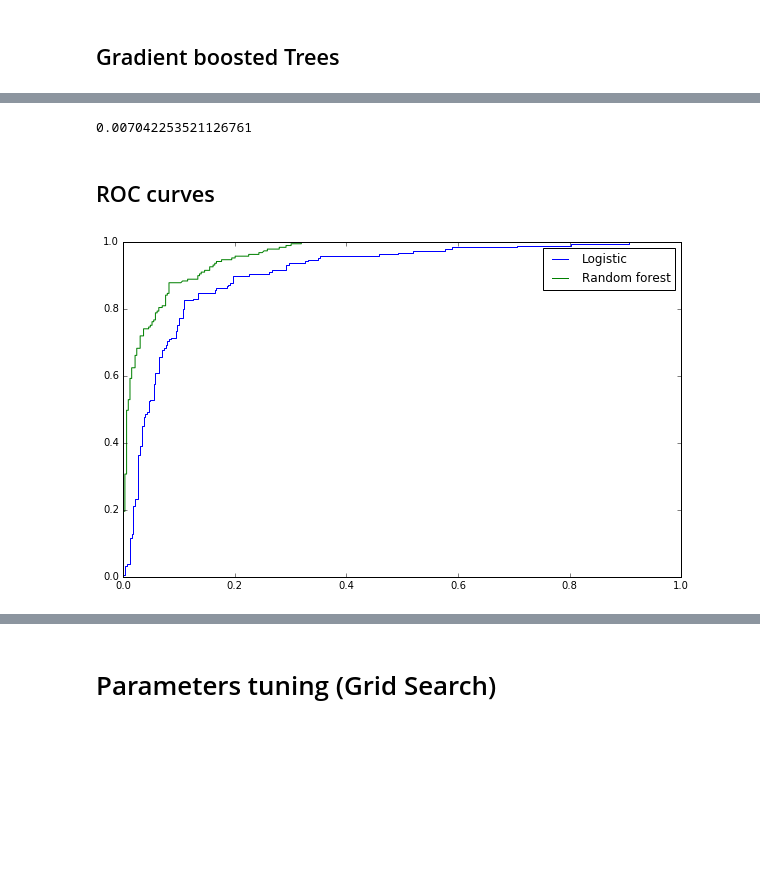
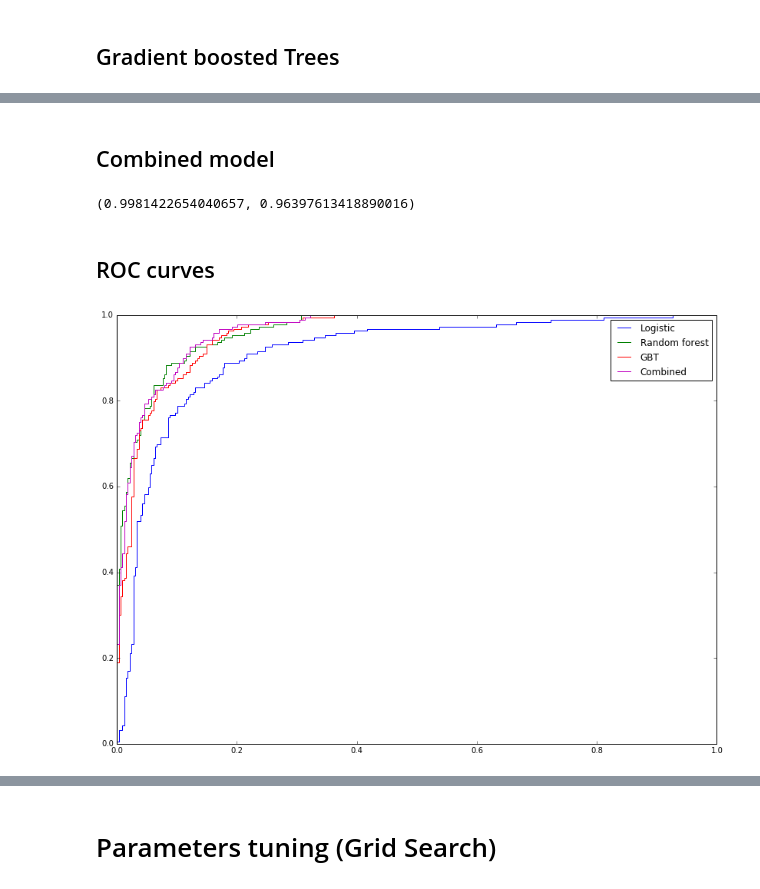
Before and after one commit to maximerihouey/grant_application, a Jupyter notebook: building_dataset.ipynb, the cells around one changed output, grey strips where cells are left out. Cells and saved outputs as stored; diff of their text form; code cells hidden in the pictures; blank space fills up the shorter version.

```diff
--- a/building_dataset.ipynb
+++ b/building_dataset.ipynb
@@ -225,19 +293,22 @@ ValueError: columns overlap but no suffix specified: Index(['RFCD.Percentage.0x'
 for feature_name in aggregation_features_names:
     # FROM nonmean to nanmedian !!!!
     data[feature_name] = data[feature_name].fillna(np.nanmedian(data[feature_name]))
+    data[feature_name] = data[feature_name].fillna(np.nanmedian(data.loc[training_ids-1, feature_name]))
 
 # filling NAs with other value
 data['Sponsor.Code'] = data['Sponsor.Code'].fillna('MIA')
 data['Grant.Category.Code'] = data['Grant.Category.Code'].fillna('MIA')
+data['Contract.Value.Band...see.note.A'] = data['Contract.Value.Band...see.note.A'].fillna('MIA')
 
 # Reducing number of categories
-# sponsor_reduced_codes = set(data['Sponsor.Code'].value_counts().index)
-sponsor_reduced_codes = set(data['Sponsor.Code'].value_counts().index[:10])
+sponsor_reduced_codes = set(data['Sponsor.Code'].value_counts().index[:12])
 data['Sponsor.Code.Reduced'] = data['Sponsor.Code'].map(lambda x: x if x in sponsor_reduced_codes else 'Other')
 
-# grant_cat_reduced_codes = set(data['Grant.Category.Code'].value_counts().index)
 grant_cat_reduced_codes = set(data['Grant.Category.Code'].value_counts().index[:9])
 data['Grant.Category.Code.Reduced'] = data['Grant.Category.Code'].map(lambda x: x if x in grant_cat_reduced_codes else 'Other')
+
+contract_value_reduced_codes = set(data['Contract.Value.Band...see.note.A'].value_counts().index[:9])
+data['Contract.Value.Band...see.note.A.Reduced'] = data['Contract.Value.Band...see.note.A'].map(lambda x: x if x in contract_value_reduced_codes else 'Other')
 # %% [markdown]
 # Dummy variables for categorical data
 # %%
@@ -582,21 +588,45 @@ Features importances:
-# %%
-1/142
-# %% [output]
-0.007042253521126761
+# %% [markdown]
+## Combined model
+# %%
+probability_combined = np.mean((prediction_probaRF[:, 1], prediction_proba_gbt[:, 1]), axis=0)
+combined_score = roc_auc_score(np.array(y_test.values), probability_combined)
+
+probability_combined_train = np.mean((prediction_probaRF_train[:, 1], prediction_proba_gbt_train[:, 1]), axis=0)
+combined_score_train = roc_auc_score(np.array(y_train.values), probability_combined_train)
+
+combined_score_train, combined_score
+
+############## Other type of combinaisons
+# probability_combined1 = np.mean((prediction_probaRF[:, 1], prediction_proba_gbt[:, 1]), axis=0)
+# probability_combined2 = (roc_scoreRF * prediction_probaRF[:, 1] + roc_score_gbt * prediction_proba_gbt[:, 1]) / (roc_scoreRF + roc_score_gbt)
+
+# probability_combined3 = np.mean((prediction_probaRF[:, 1], prediction_proba_gbt[:, 1], prediction_proba_log[:, 1]), axis=0)
+# probability_combined4 = (roc_scoreRF * prediction_probaRF[:, 1] + roc_score_gbt * prediction_proba_gbt[:, 1] + roc_score_log * prediction_proba_log[:, 1]) / (roc_scoreRF + roc_score_gbt + roc_score_log)
+
+# print(roc_auc_score(np.array(y_test.values), probability_combined1))
+# print(roc_auc_score(np.array(y_test.values), probability_combined2))
+# print(roc_auc_score(np.array(y_test.values), probability_combined3))
+# print(roc_auc_score(np.array(y_test.values), probability_combined4))
+# %% [output]
+(0.9981422654040657, 0.96397613418890016)
 # %% [markdown]
 ## ROC curves
 # %%
 %matplotlib inline
 import matplotlib.pyplot as plt
 from sklearn.metrics import roc_curve
 
-fpr_log, tpr_log, thresholds_log = roc_curve(np.array(y_test.values), prediction_proba_log[:, 1])
-fpr_rf, tpr_rf, thresholds_rf = roc_curve(np.array(y_test.values), prediction_probaRF[:, 1])
+fpr_log, tpr_log, _ = roc_curve(np.array(y_test.values), prediction_proba_log[:, 1])
+fpr_rf, tpr_rf, _ = roc_curve(np.array(y_test.values), prediction_probaRF[:, 1])
+fpr_gbt, tpr_gbt, _ = roc_curve(np.array(y_test.values), prediction_proba_gbt[:, 1])
+fpr_combined, tpr_combined, _ = roc_curve(np.array(y_test.values), probability_combined)
 
-plt.figure(figsize=(10,6))
+plt.figure(figsize=(14,10))
 plt.plot(fpr_log, tpr_log, 'b', label='Logistic')
 plt.plot(fpr_rf, tpr_rf, 'g', label='Random forest')
+plt.plot(fpr_gbt, tpr_gbt, 'r', label='GBT')
+plt.plot(fpr_combined, tpr_combined, 'm', label='Combined')
 plt.legend(loc=0)
 plt.show()
 # %% [output]
-[figure, old version]
+[figure, new version]
```
Also changed, not shown: parts of 51 cells of this notebook, 1 other file.
